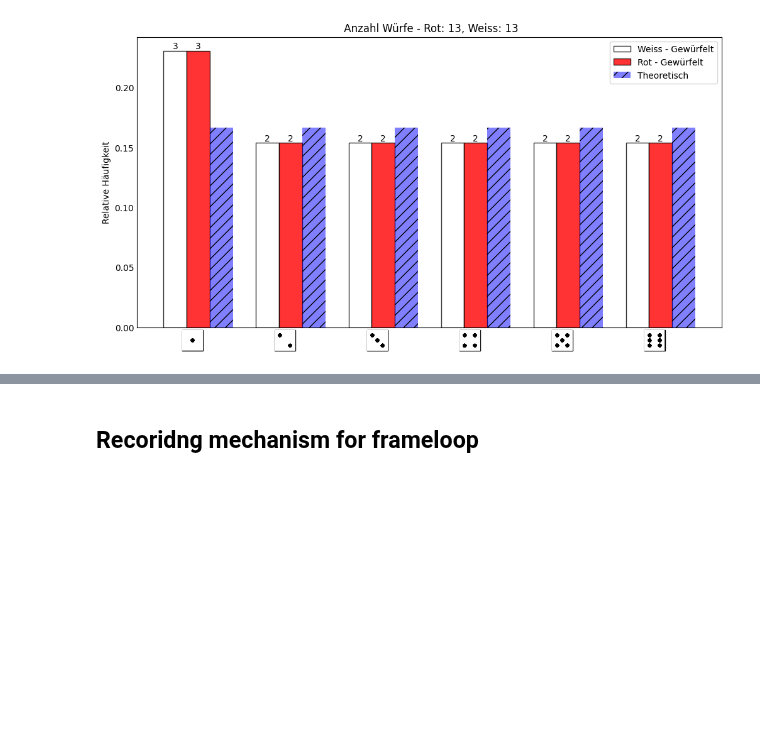
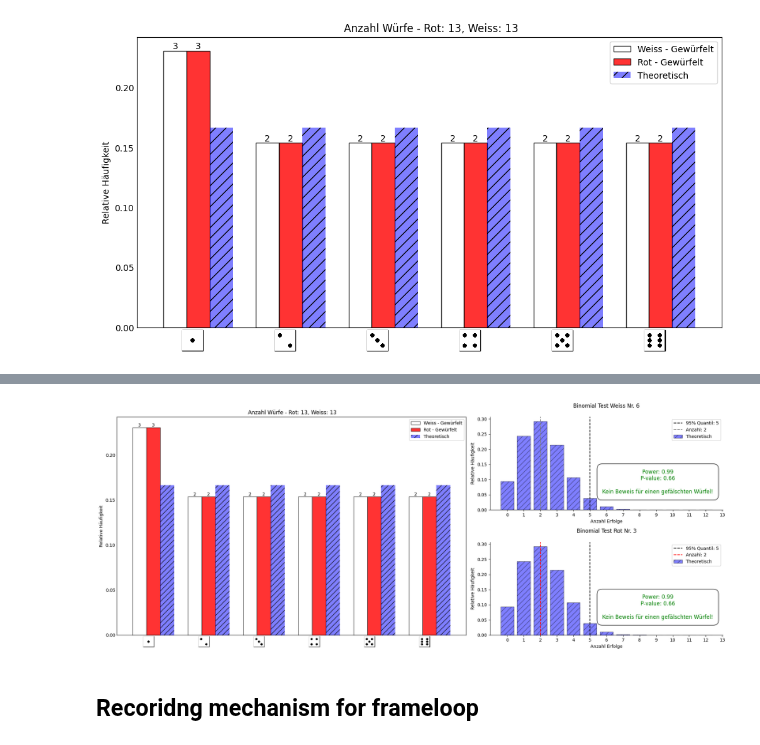
Before and after one commit to buehlpa/Dice, a Jupyter notebook: workspace/histogram_CHISQUARE.ipynb, the cells around one changed output, grey strips where cells are left out. Cells and saved outputs as stored; diff of their text form; code cells hidden in the pictures; blank space fills up the shorter version.

```diff
--- a/workspace/histogram_CHISQUARE.ipynb
+++ b/workspace/histogram_CHISQUARE.ipynb
@@ -23,7 +29,7 @@ from matplotlib.ticker import MaxNLocator
 from threading import Lock
 matplotlib_lock = Lock()
 
-STATPATH = r'C:\Users\buehl\repos\Dice\rasperry_run\static'
+STATPATH = r'C:\Users\buehl\repos\Dice\dev_app\static'
 
 def place_image(ax, img_path, xy, zoom=1):
     img = plt.imread(img_path)
@@ -97,3 +499,8 @@ plot_histogram('results.csv', ['white', 'red'])
+# %%
+# Plot the combined figure
+plot_histogram_and_binomial_tests('results.csv')
+# %% [output]
+[figure, added]
 # %% [markdown]
 ## Recoridng mechanism for frameloop
 # %%
```
Also changed, not shown: parts of 5 cells of this notebook.
